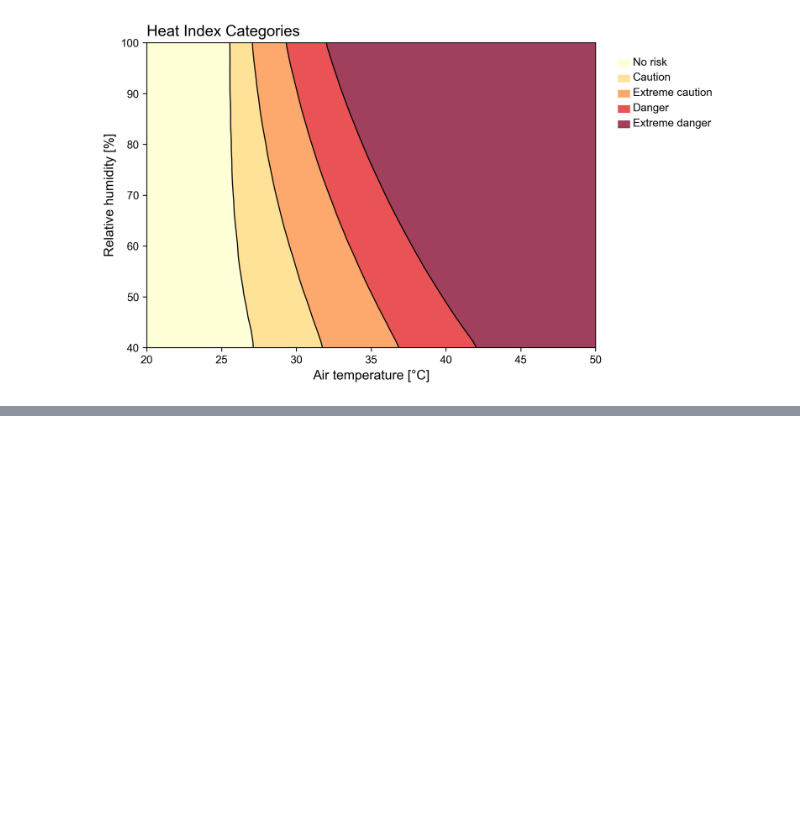
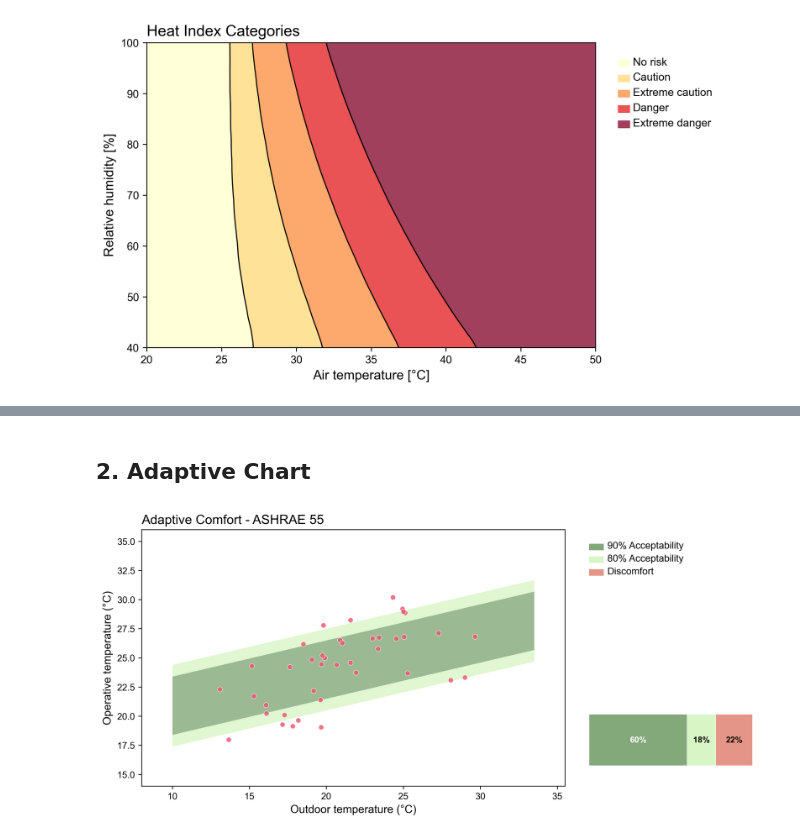
Before and after one commit to CenterForTheBuiltEnvironment/pythermalcomfort, a Jupyter notebook: test_notebook.ipynb, the cells around one changed output, grey strips where cells are left out. Cells and saved outputs as stored; diff of their text form; code cells hidden in the pictures; blank space fills up the shorter version.

```diff
--- a/test_notebook.ipynb
+++ b/test_notebook.ipynb
@@ -158,0 +73,22 @@ fig, ax = plot.render()
+# %% [markdown]
+## 2. Adaptive Chart
+# %%
+# Generate sample data around comfort line
+np.random.seed(123)
+t_outdoor = np.random.uniform(12, 30, 40)
+# Comfort temp = 0.31 * t_outdoor + 17.8, add some noise
+t_operative = 0.31 * t_outdoor + 17.8 + np.random.uniform(-5, 5, 40)
+
+plot = Plot.adaptive()
+plot = plot.add_data(t_outdoor, t_operative)
+plot.style.title = "Adaptive Comfort - ASHRAE 55"
+plot.style.show_summary = True
+plot.style.summary_bar_height = 0.2
+plot.style.info_panel_width = 0.3
+plot.style.font_sizes = {"summary": 9, "legend": 10.5}
+plot.style.ylabel = "Operative temperature (°C)"
+plot.style.xlabel = "Outdoor temperature (°C)"
+plot.style.figsize = (12, 5)
+fig, axes = plot.render()
+# %% [output]
+[figure, added]
```
Also changed, not shown: parts of 21 cells of this notebook, 14 other files.
